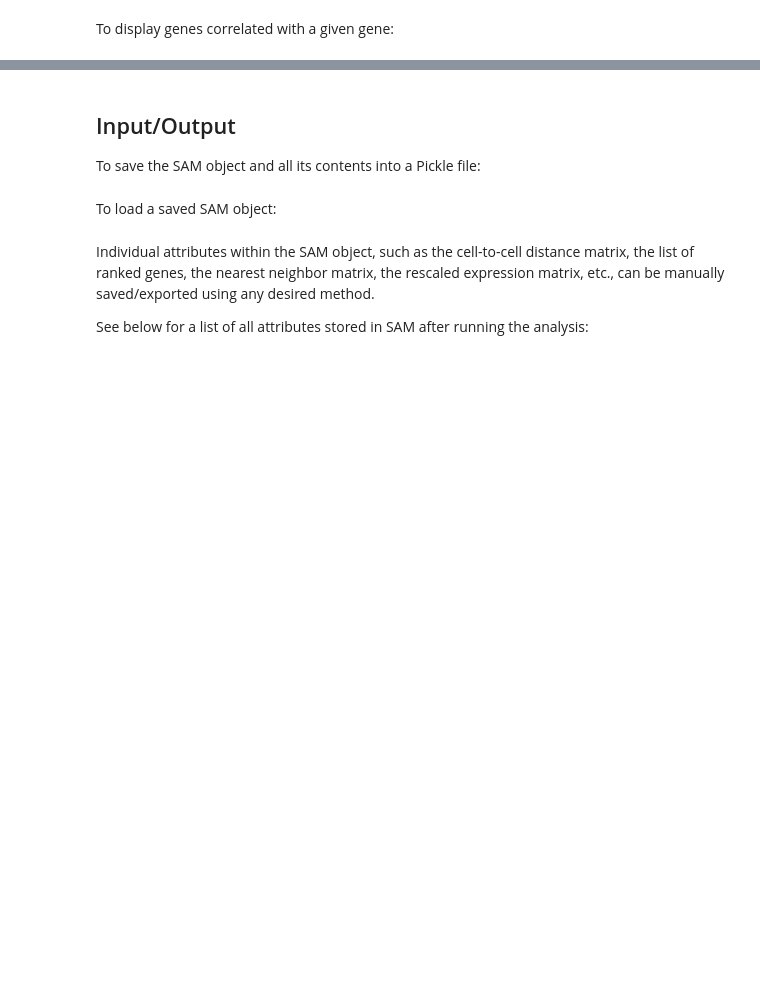
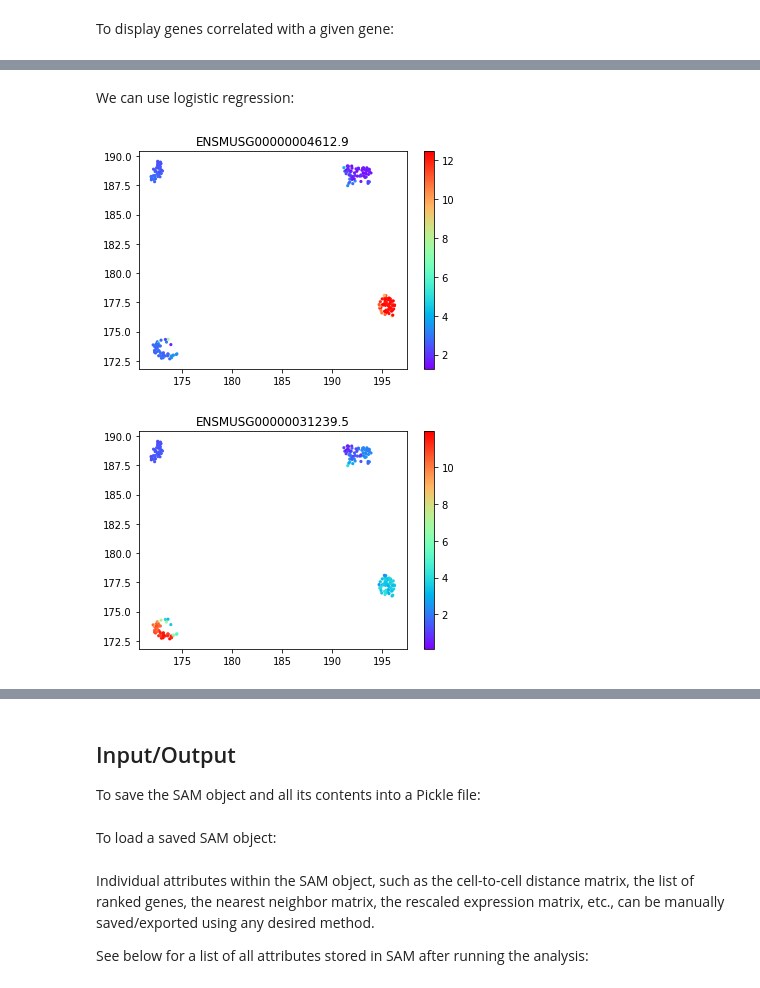
Before and after one commit to atarashansky/self-assembling-manifold, a Jupyter notebook: tutorial/Basic SAM tutorial.ipynb, the cells around one changed output, grey strips where cells are left out. Cells and saved outputs as stored; diff of their text form; code cells hidden in the pictures; blank space fills up the shorter version.

```diff
--- a/tutorial/Basic SAM tutorial.ipynb
+++ b/tutorial/Basic SAM tutorial.ipynb
@@ -142,0 +174,12 @@ sam.plot_correlated_genes( sam.ranked_genes[0] , n_genes=6 );
+# %% [markdown]
+We can use logistic regression:
+# %%
+#let's say we want to find the top 20 marker genes for each cluster
+sam.identify_marker_genes_model(n_genes_per_cluster=20, svm = False)
+#output the top ranked marker gene for cluster 1
+sam.show_gene_expression(sam.marker_genes_model[1,0])
+#output the top ranked marker gene for cluster 2
+sam.show_gene_expression(sam.marker_genes_model[2,0])
+# %% [output]
+[figure, added]
+[figure, added]
```
Also changed, not shown: parts of 18 cells of this notebook, 2 other files.
